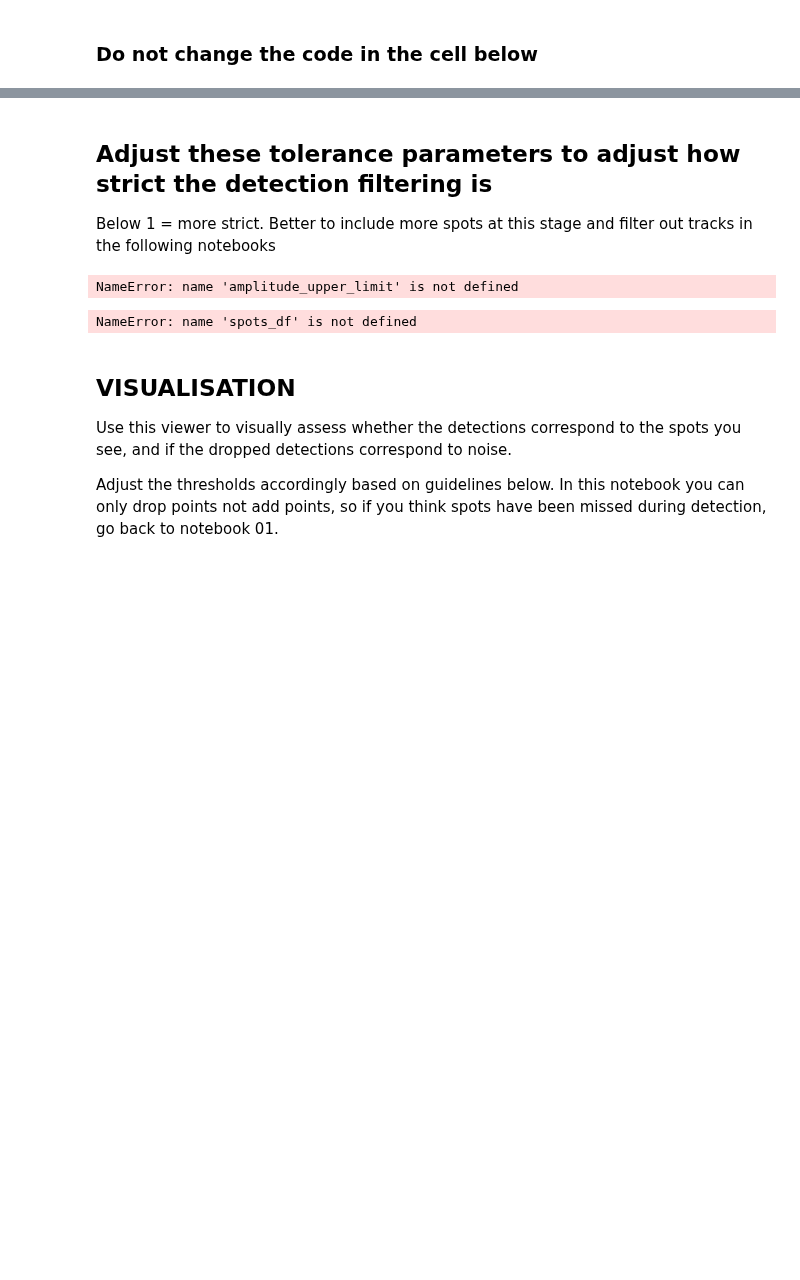
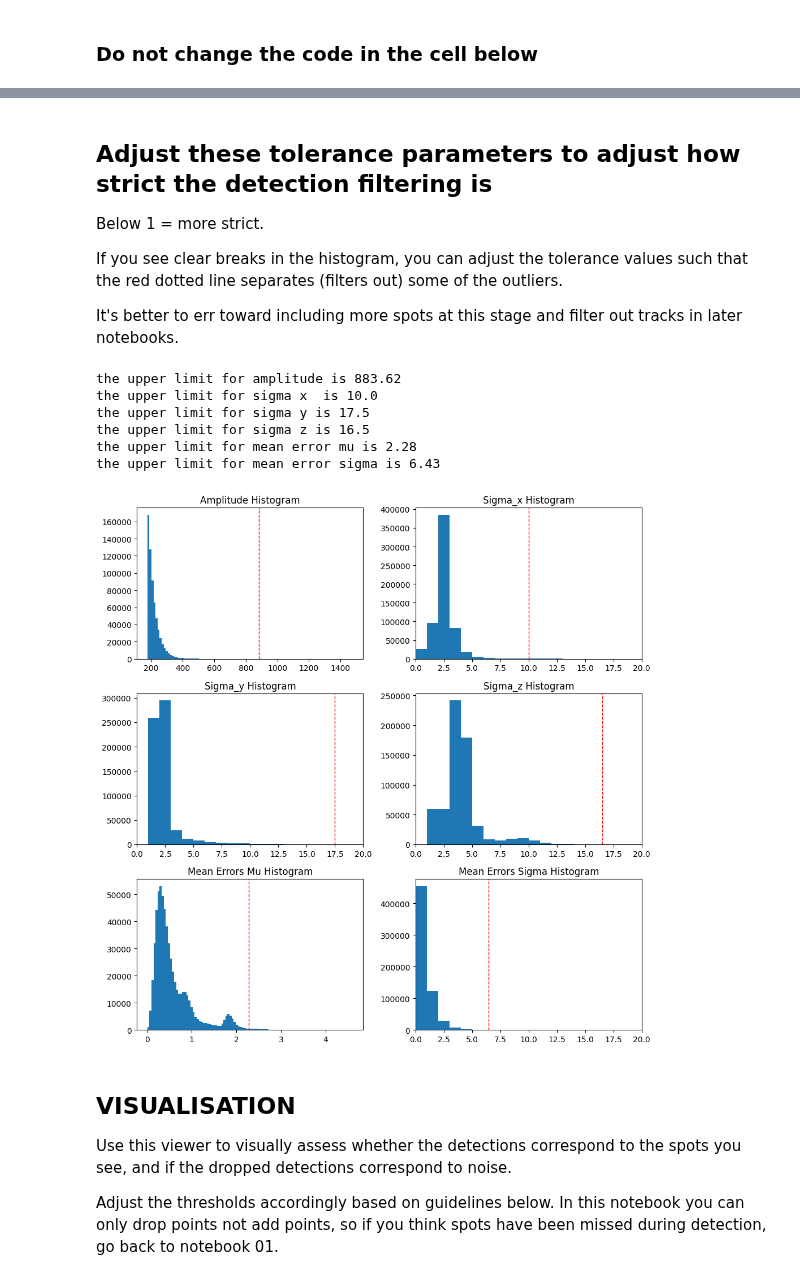
Before and after one commit to MatsulabUW/LLSM-CME-ANALYSIS, a Jupyter notebook: Final/Jupyter_Notebooks/02.Filtering_Spots.ipynb, the cells around one changed output, grey strips where cells are left out. Drawn from its saved outputs; the diff is of its cells as text; code cells hidden in the pictures; blank space fills up the shorter version.

Commit message:
streamline spot filtering notebook 02

```diff
--- a/Final/Jupyter_Notebooks/02.Filtering_Spots.ipynb
+++ b/Final/Jupyter_Notebooks/02.Filtering_Spots.ipynb
@@ -68,8 +69,11 @@ def calculate_whiskers(column):
     return lower_whisker, upper_whisker
 
 # calculate the mean error (distance) of spot center and size, avg for xyz
-spots_df['mean_errors_mu'] = spots_df['errors'].apply(lambda x: pd.Series(x[1]).mean())
-spots_df['mean_errors_sigma'] = spots_df['errors'].apply(lambda x: pd.Series(x[2]).mean())
+# spots_df['mean_errors_mu'] = spots_df['errors'].apply(lambda x: pd.Series(x[1]).mean())
+# spots_df['mean_errors_sigma'] = spots_df['errors'].apply(lambda x: pd.Series(x[2]).mean())
+
+spots_df['mean_errors_mu'] = [np.mean(x[1]) for x in spots_df['errors']]
+spots_df['mean_errors_sigma'] = [np.mean(x[2]) for x in spots_df['errors']]
 
 # Assuming spots_df is your DataFrame
 columns = ['amplitude', 'sigma_x', 'sigma_y', 'sigma_z', 'mean_errors_mu','mean_errors_sigma']
@@ -99,30 +103,49 @@ mean_errors_mu_upper_limit = whiskers['mean_errors_mu']['upper_whisker']
 mean_errors_sigma_upper_limit = whiskers['mean_errors_sigma']['upper_whisker']
 # %% [markdown]
 ## Adjust these tolerance parameters to adjust how strict the detection filtering is
-Below 1 = more strict. Better to include more spots at this stage and filter out tracks in the following notebooks
+Below 1 = more strict.
+
+If you see clear breaks in the histogram, you can adjust the tolerance values such that the red dotted line separates (filters out) some of the outliers.
+
+It's better to err toward including more spots at this stage and filter out tracks in later notebooks.
 # %%
 ############################################
 # remove bright detections
 amplitude_tolerance = 3
 
 # remove large detections
 sigmax_tolerance = 5.0
 sigmay_tolerance = 5.0
-sigmaz_tolerance = 4.0
+sigmaz_tolerance = 3.0
 
 # remove low detection quality (high error) detections
-quality_threshold_mu = 3.0
+quality_threshold_mu = 1.6
 quality_threshold_sigma = 3.0
 ############################################
 
 print(f'the upper limit for amplitude is {round(amplitude_upper_limit*amplitude_tolerance,2)}')
 print(f'the upper limit for sigma x  is {round(sigmax_upper_limit*sigmax_tolerance,2)}')
 print(f'the upper limit for sigma y is {round(sigmay_upper_limit*sigmay_tolerance,2)}')
 print(f'the upper limit for sigma z is {round(sigmaz_upper_limit*sigmaz_tolerance,2)}')
 print(f'the upper limit for mean error mu is {round(mean_errors_mu_upper_limit*quality_threshold_mu,2)}')
 print(f'the upper limit for mean error sigma is {round(mean_errors_sigma_upper_limit*quality_threshold_sigma,2)}')
+
+amplitude_cutoff = amplitude_upper_limit * amplitude_tolerance
+sigmax_cutoff = sigmax_upper_limit * sigmax_tolerance
+sigmay_cutoff = sigmay_upper_limit * sigmay_tolerance
+sigmaz_cutoff = sigmaz_upper_limit * sigmaz_tolerance
+mu_upper_cutoff = mean_errors_mu_upper_limit * quality_threshold_mu
+sigma_upper_cutoff = mean_errors_sigma_upper_limit * quality_threshold_sigma
+
+plot_histogram_cutoffs(spots_df,amplitude_cutoff,sigmax_cutoff,sigmay_cutoff,sigmaz_cutoff,mu_upper_cutoff,sigma_upper_cutoff)
 # %% [output]
-NameError: name 'amplitude_upper_limit' is not defined
+the upper limit for amplitude is 883.62
+the upper limit for sigma x  is 10.0
+the upper limit for sigma y is 17.5
+the upper limit for sigma z is 16.5
+the upper limit for mean error mu is 2.28
+the upper limit for mean error sigma is 6.43
+[figure, added]
 # %%
 # Condition setting
 
@@ -174,8 +197,6 @@ condition_7 & condition_8 & condition_9 & condition_10 & condition_11 & conditio
 
 dropped_spots = spots_df[~(condition_1 & condition_2 & condition_3 & condition_4 & condition_5 & condition_6 &
 condition_7 & condition_8 & condition_9 & condition_10 & condition_11 & condition_11 & condition_12 & condition_13 & condition_14 & condition_15)]
-# %% [output]
-NameError: name 'spots_df' is not defined
 # %%
 # Save the DataFrame to a Pickle file
 cleaned_spots_df.to_pickle(output_directory_full)
```
Also changed, not shown: parts of 5 cells of this notebook, 1 other file.
